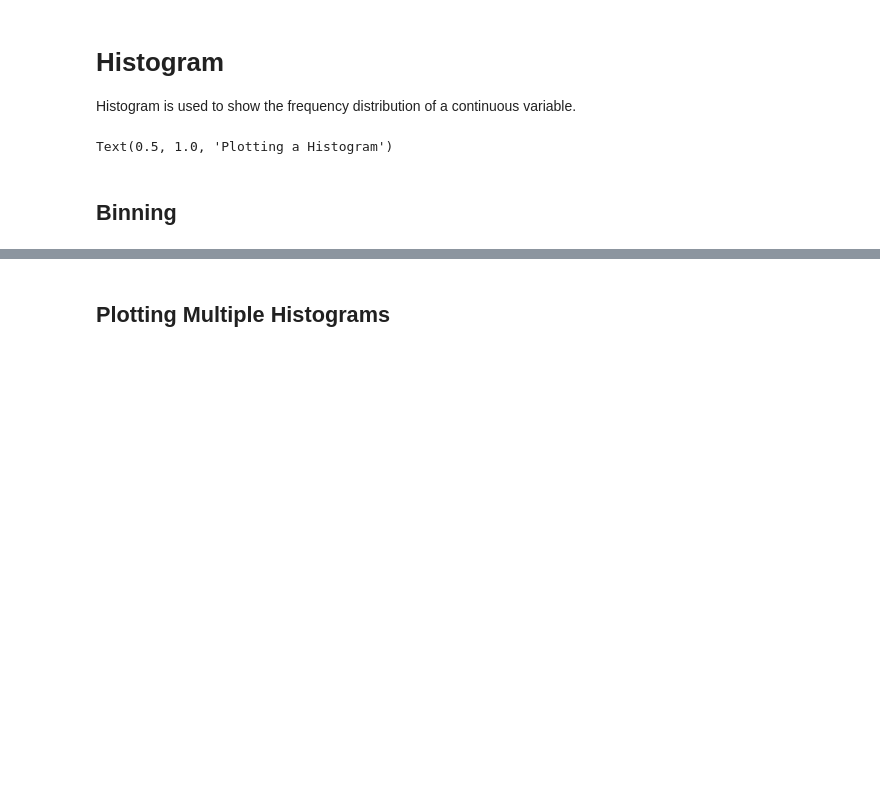
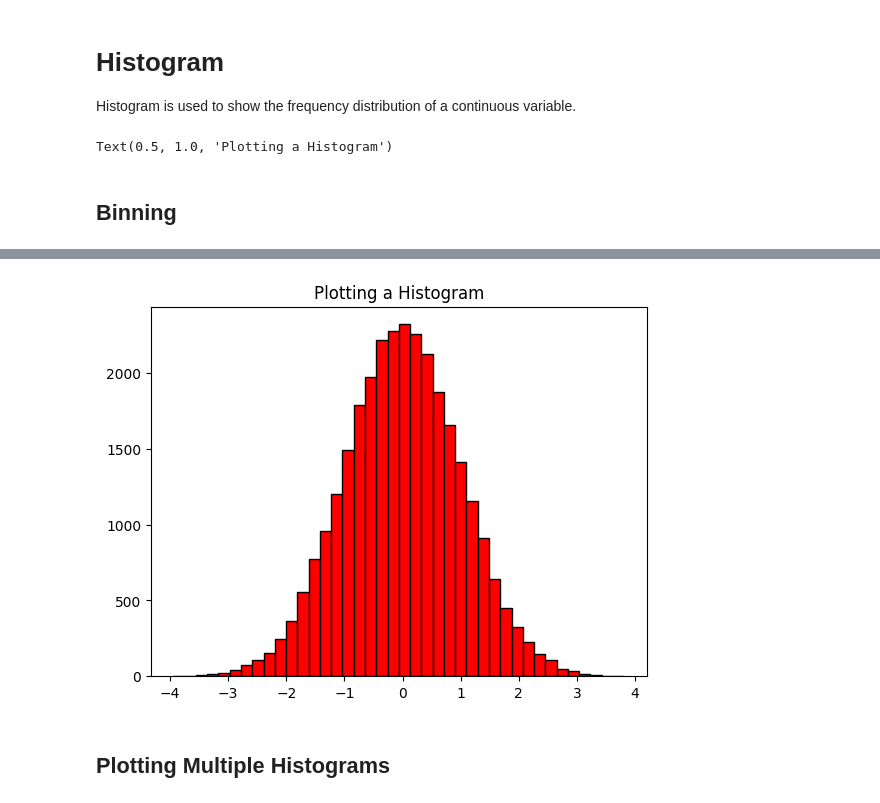
Before and after one commit to Adityasjc31/DataScience, a Jupyter notebook: data analytics/visualizingdata.ipynb, the cells around one changed output, grey strips where cells are left out. Saved outputs shown, nothing was run; the diff lists cells and outputs as text; code cells hidden in the pictures; blank space fills up the shorter version.

```diff
--- a/data analytics/visualizingdata.ipynb
+++ b/data analytics/visualizingdata.ipynb
@@ -632,3 +650,14 @@ plt.show()
+# %%
+import numpy as np
+x = np.random.normal(size=30000)
+
+plt.hist(x,
+         color="red",
+        bins=40, edgecolor="black")
+plt.title("Plotting a Histogram")
+plt.show()
+# %% [output]
+[figure, added]
 # %% [markdown]
 ## Plotting Multiple Histograms
 # %%
```
Also changed, not shown: parts of 18 cells of this notebook, 1 other file.
